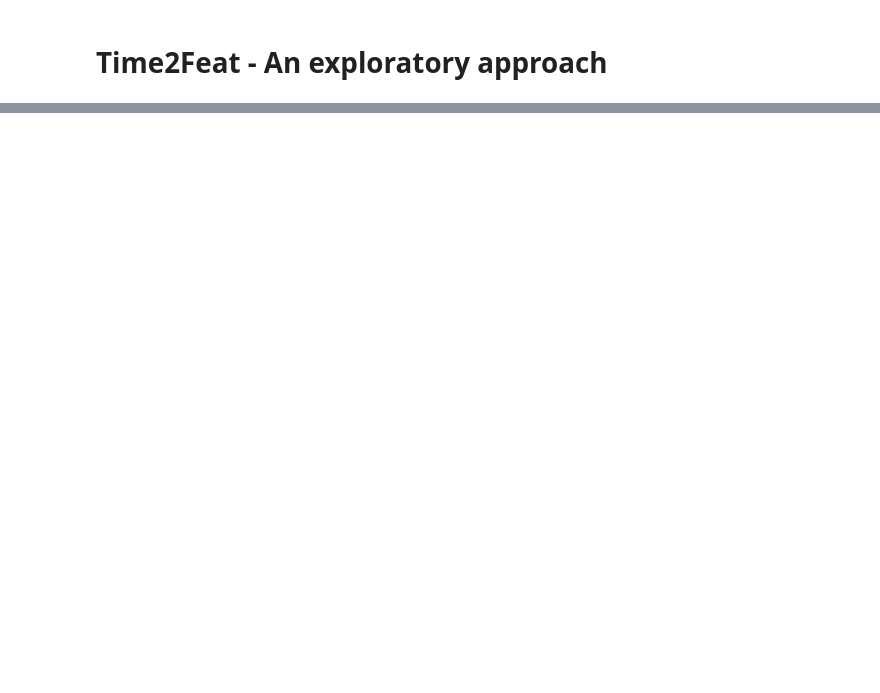
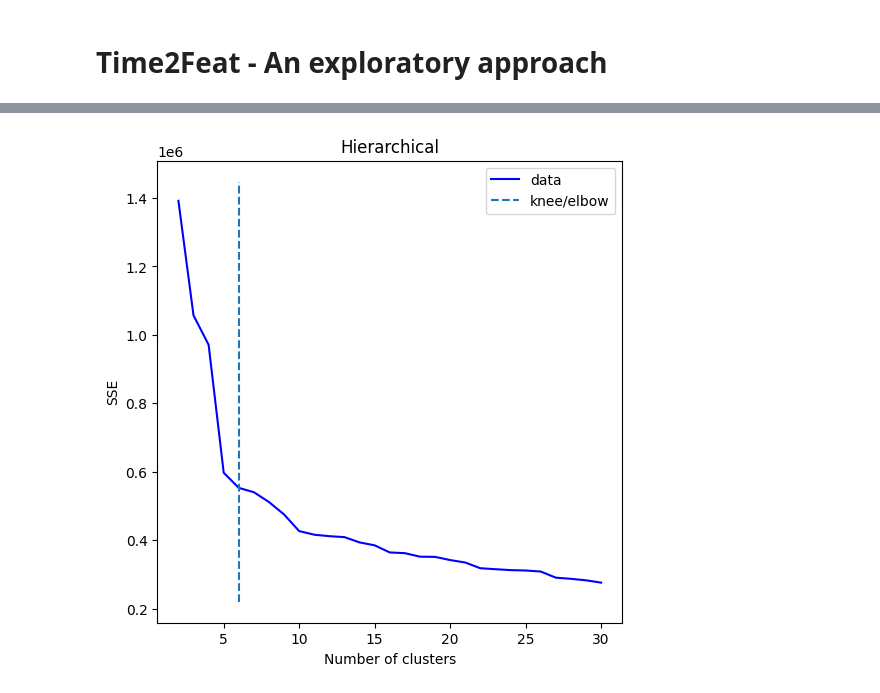
Before and after one commit to Projet-fil-rouge-IODAA/FilRouge_territoires, a Jupyter notebook: notebooks/16.0-ja-just-time2feat.ipynb, the cells around one changed output, grey strips where cells are left out. Cells and saved outputs as stored; diff of their text form; code cells hidden in the pictures; blank space fills up the shorter version.

```diff
--- a/notebooks/16.0-ja-just-time2feat.ipynb
+++ b/notebooks/16.0-ja-just-time2feat.ipynb
@@ -49,6 +48,11 @@ n_clusters = 5
 context = {'model_type': model_type, 'transform_type': transform_type}
 top_feats = feature_selection(df_feats_i, labels=labels, context=context)
 df_feats = df_feats_i[top_feats]
+# %%
+from scr.features.build_parameters import find_num_clusters
+n_clusters = find_num_clusters(data = df_feats, model_type = model_type, k_min = 2, k_max = 30, plot_elbow = True)
+# %% [output]
+[figure, added]
 # %%
 # Clustering
 model = ClusterWrapper(n_clusters=n_clusters, model_type=model_type, transform_type=transform_type)
```
Also changed, not shown: parts of 6 cells of this notebook.
